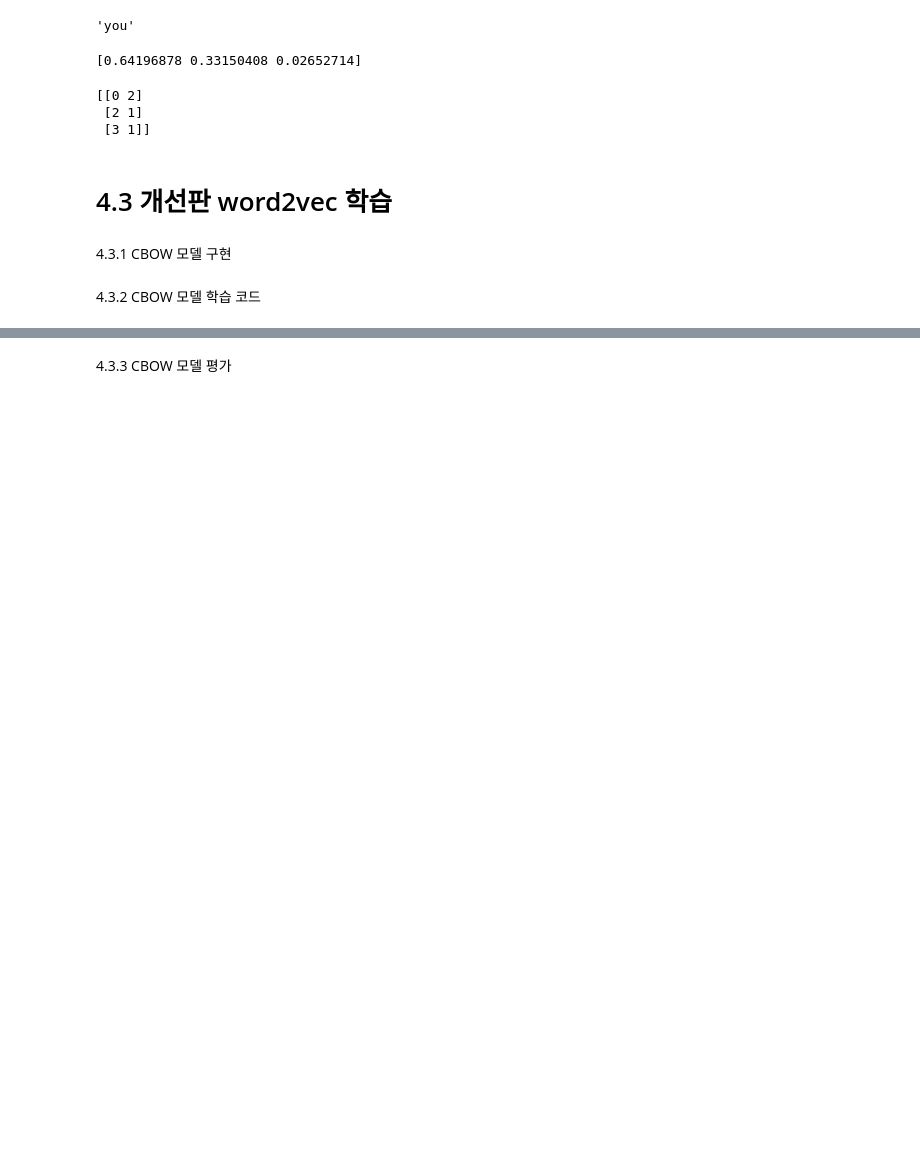
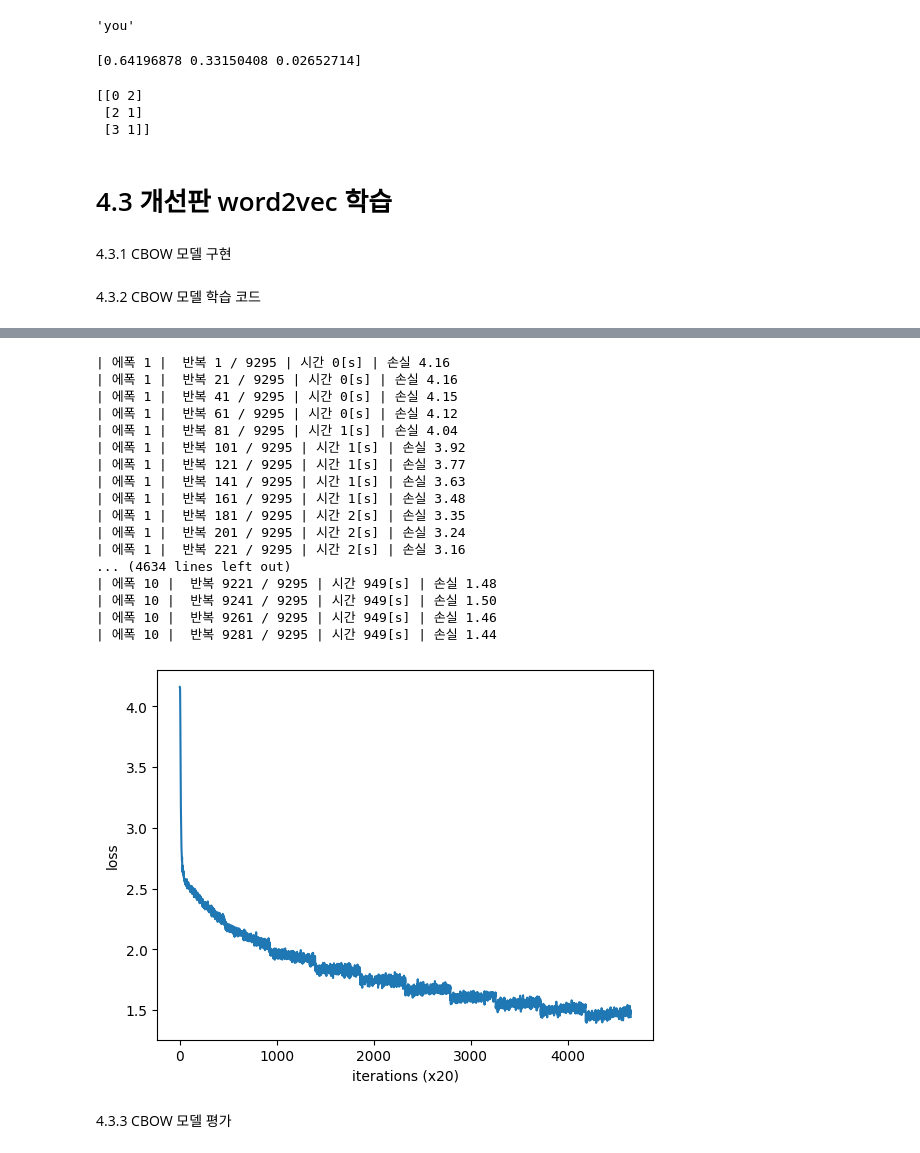
Before and after one commit to donggi22/TIL, a Jupyter notebook: 밑바닥부터 시작하는 딥러닝2/4장_필기.ipynb, the cells around one changed output, grey strips where cells are left out. Saved outputs shown, nothing was run; the diff lists cells and outputs as text; code cells hidden in the pictures; blank space fills up the shorter version.

Commit message:
gpu에서 안 돌아가던 코드 수정 및 gpu 학습 결과 추가

```diff
--- a/밑바닥부터 시작하는 딥러닝2/4장_필기.ipynb
+++ b/밑바닥부터 시작하는 딥러닝2/4장_필기.ipynb
@@ -305,0 +386,70 @@ with open(pkl_file, 'wb') as f:
+# %%
+import numpy
+from np import *
+import config
+# GPU에서 실행하려면 아래 주석을 해제하세요(CuPy 필요).
+# ===============================================
+# config.GPU = True
+# ===============================================
+import pickle
+from trainer import Trainer
+from optimizer import Adam
+from utils import create_contexts_target, to_cpu, to_gpu
+from data import ptb
+
+# 하이퍼파라미터 설정
+window_size = 5
+hidden_size = 100
+batch_size = 100
+max_epoch = 10
+
+# 데이터 읽기
+corpus, word_to_id, id_to_word = ptb.load_data('train')
+vocab_size = len(word_to_id)
+
+GPU = True
+
+contexts, target = create_contexts_target(corpus, window_size)
+if GPU:
+    contexts, target = to_gpu(contexts), to_gpu(target)
+
+# 모델 등 생성
+model = CBOW(vocab_size, hidden_size, window_size, corpus)
+# model = SkipGram(vocab_size, hidden_size, window_size, corpus)
+optimizer = Adam()
+trainer = Trainer(model, optimizer)
+
+# 학습 시작
+trainer.fit(contexts, target, max_epoch, batch_size)
+trainer.plot()
+
+# 나중에 사용할 수 있도록 필요한 데이터 저장
+word_vecs = model.word_vecs
+if GPU:
+    word_vecs = to_cpu(word_vecs)
+params = {}
+params['word_vecs'] = word_vecs.astype(numpy.float16)
+params['word_to_id'] = word_to_id
+params['id_to_word'] = id_to_word
+pkl_file = 'cbow_params.pkl'  # or 'skipgram_params.pkl'
+with open(pkl_file, 'wb') as f:
+    pickle.dump(params, f, -1)
+# %% [output]
+| 에폭 1 |  반복 1 / 9295 | 시간 0[s] | 손실 4.16
+| 에폭 1 |  반복 21 / 9295 | 시간 0[s] | 손실 4.16
+| 에폭 1 |  반복 41 / 9295 | 시간 0[s] | 손실 4.15
+| 에폭 1 |  반복 61 / 9295 | 시간 0[s] | 손실 4.12
+| 에폭 1 |  반복 81 / 9295 | 시간 1[s] | 손실 4.04
+| 에폭 1 |  반복 101 / 9295 | 시간 1[s] | 손실 3.92
+| 에폭 1 |  반복 121 / 9295 | 시간 1[s] | 손실 3.77
+| 에폭 1 |  반복 141 / 9295 | 시간 1[s] | 손실 3.63
+| 에폭 1 |  반복 161 / 9295 | 시간 1[s] | 손실 3.48
+| 에폭 1 |  반복 181 / 9295 | 시간 2[s] | 손실 3.35
+| 에폭 1 |  반복 201 / 9295 | 시간 2[s] | 손실 3.24
+| 에폭 1 |  반복 221 / 9295 | 시간 2[s] | 손실 3.16
+... (4634 lines left out)
+| 에폭 10 |  반복 9221 / 9295 | 시간 949[s] | 손실 1.48
+| 에폭 10 |  반복 9241 / 9295 | 시간 949[s] | 손실 1.50
+| 에폭 10 |  반복 9261 / 9295 | 시간 949[s] | 손실 1.46
+| 에폭 10 |  반복 9281 / 9295 | 시간 949[s] | 손실 1.44
+[figure, added]
```
Also changed, not shown: parts of 11 cells of this notebook, 9 other files.
